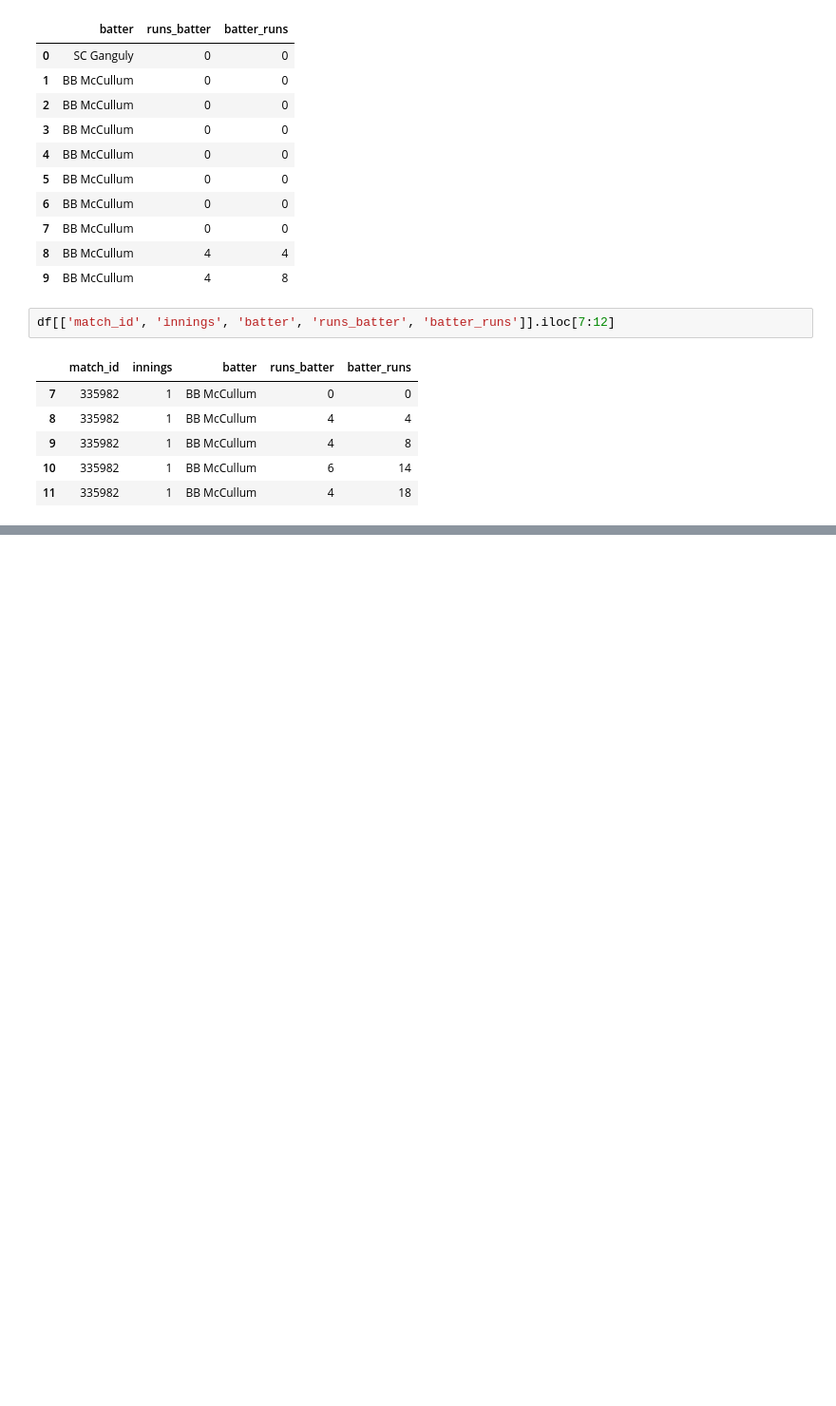
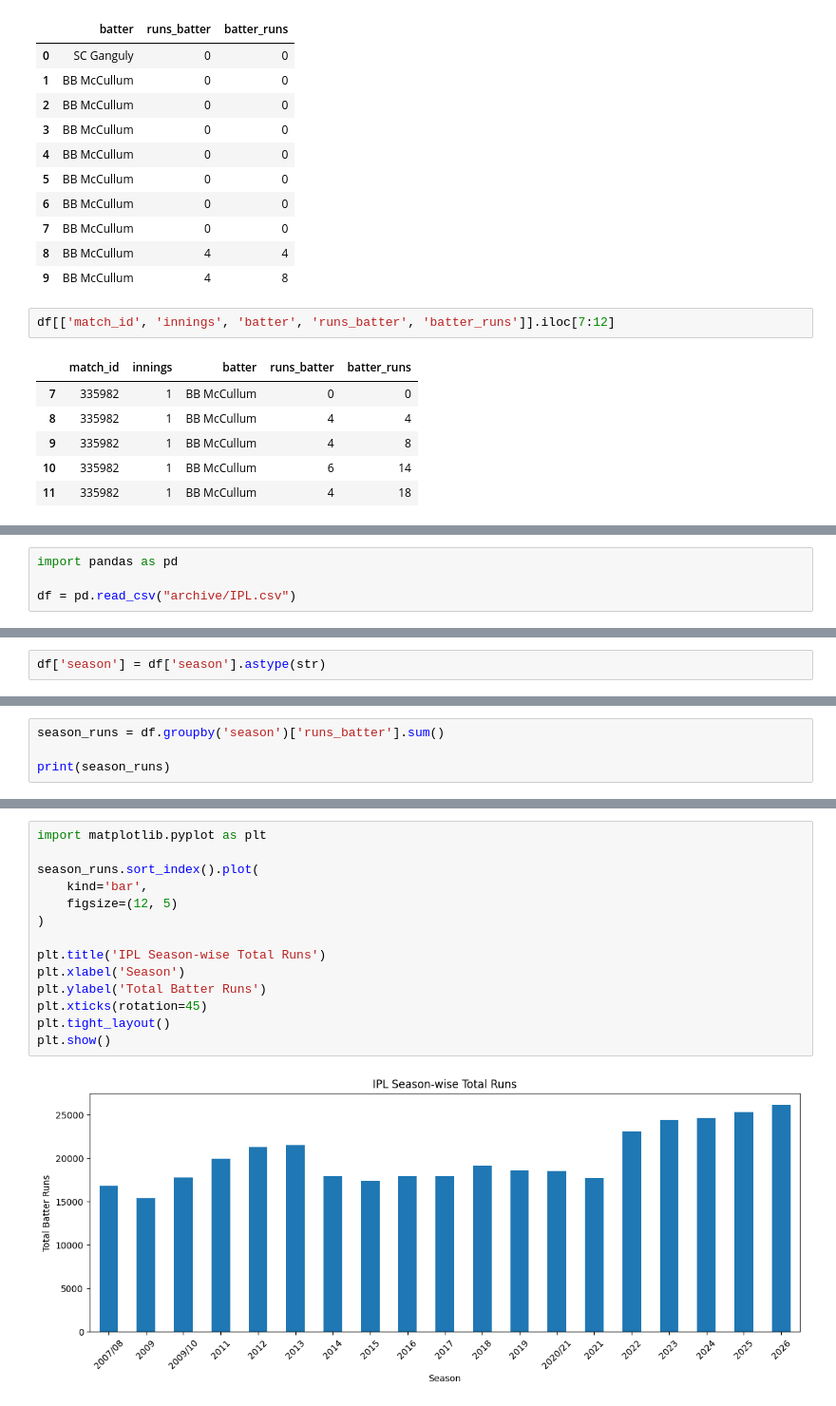
Before and after one commit to alizabetageri984-prog/Pandas-Learning, a Jupyter notebook: IPL_Analysis.ipynb, the cells around one changed output, grey strips where cells are left out. Shown at 95% size. Cells and saved outputs as stored; diff of their text form; blank space fills up the shorter version.

Commit message:
Complete IPL data analysis and visualizations

```diff
--- a/IPL_Analysis.ipynb
+++ b/IPL_Analysis.ipynb
@@ -105,0 +144,4 @@ df[['match_id', 'innings', 'batter', 'runs_batter', 'batter_runs']].iloc[7:12]
+# %%
+import pandas as pd
+
+df = pd.read_csv("archive/IPL.csv")
@@ -105,0 +284,2 @@ df[['match_id', 'innings', 'batter', 'runs_batter', 'batter_runs']].iloc[7:12]
+# %%
+df['season'] = df['season'].astype(str)
@@ -105,0 +290,4 @@ df[['match_id', 'innings', 'batter', 'runs_batter', 'batter_runs']].iloc[7:12]
+# %%
+season_runs = df.groupby('season')['runs_batter'].sum()
+
+print(season_runs)
@@ -105,0 +321,16 @@ df[['match_id', 'innings', 'batter', 'runs_batter', 'batter_runs']].iloc[7:12]
+# %%
+import matplotlib.pyplot as plt
+
+season_runs.sort_index().plot(
+    kind='bar',
+    figsize=(12, 5)
+)
+
+plt.title('IPL Season-wise Total Runs')
+plt.xlabel('Season')
+plt.ylabel('Total Batter Runs')
+plt.xticks(rotation=45)
+plt.tight_layout()
+plt.show()
+# %% [output]
+[figure, added]
```
Also changed, not shown: parts of 21 cells of this notebook.
